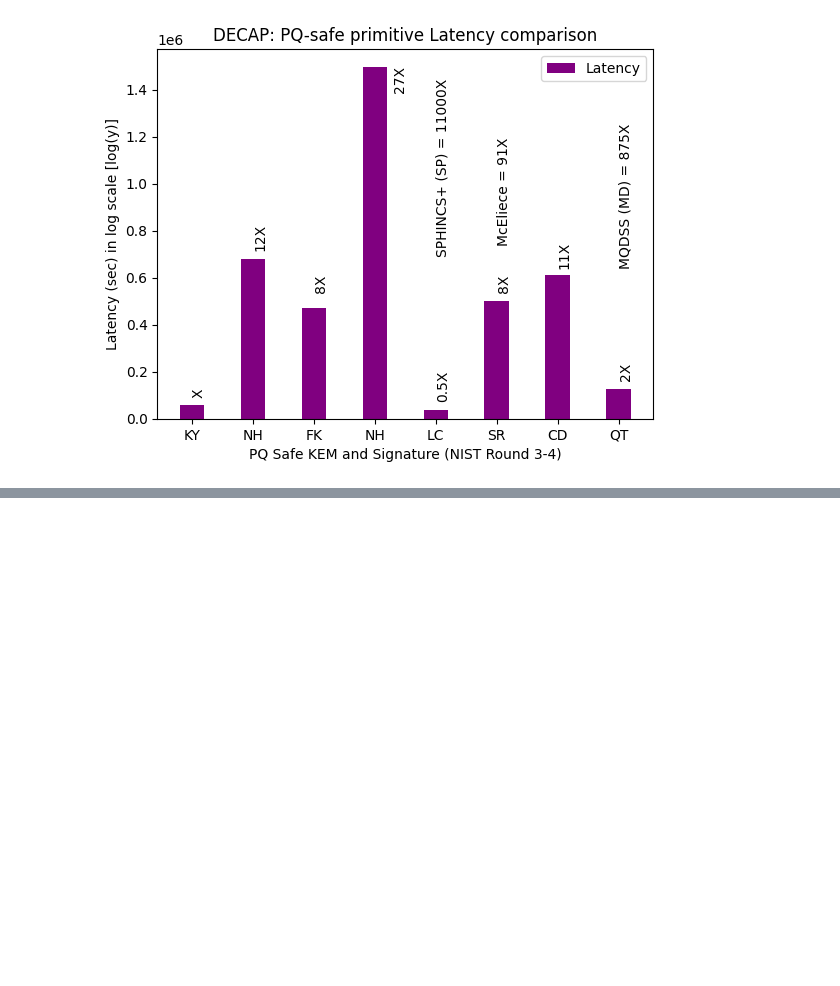
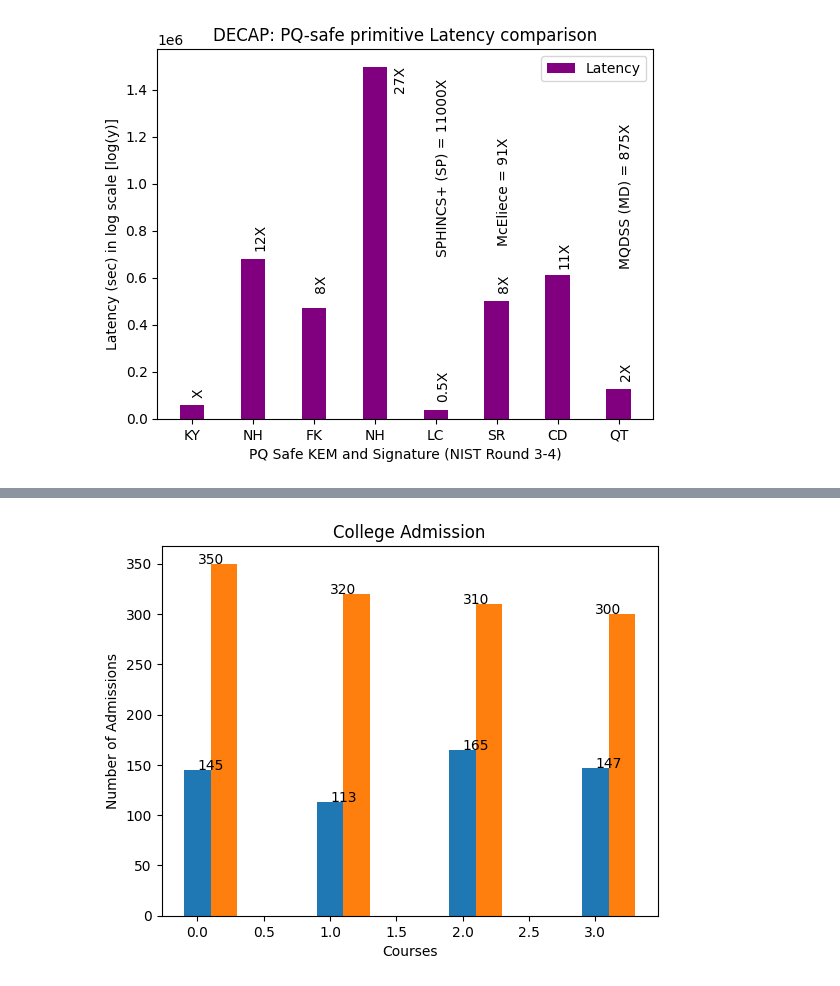
Before and after one commit to rahmanziaur/PQPrimitives, a Jupyter notebook: KEM-Sig-R3-R4_Comparison.ipynb, the cells around one changed output, grey strips where cells are left out. Cells and saved outputs as stored; diff of their text form; code cells hidden in the pictures; blank space fills up the shorter version.

```diff
--- a/KEM-Sig-R3-R4_Comparison.ipynb
+++ b/KEM-Sig-R3-R4_Comparison.ipynb
@@ -505,0 +534,23 @@ plt.show()
+# %%
+X = dj['area']
+x = np.arange(len(X))
+y = dj['sales']
+y1= dj['target']
+
+plt.bar(x,y, width=0.2)
+plt.bar(x+.2,y1, width=0.2)
+
+addlabels(x, y)
+addlabels(x, y1)
+
+    # giving title to the plot
+plt.title("College Admission")
+
+    # giving X and Y labels
+plt.xlabel("Courses")
+plt.ylabel("Number of Admissions")
+
+    # visualizing the plot
+plt.show()
+# %% [output]
+[figure, added]
```
Also changed, not shown: parts of 8 cells of this notebook.
